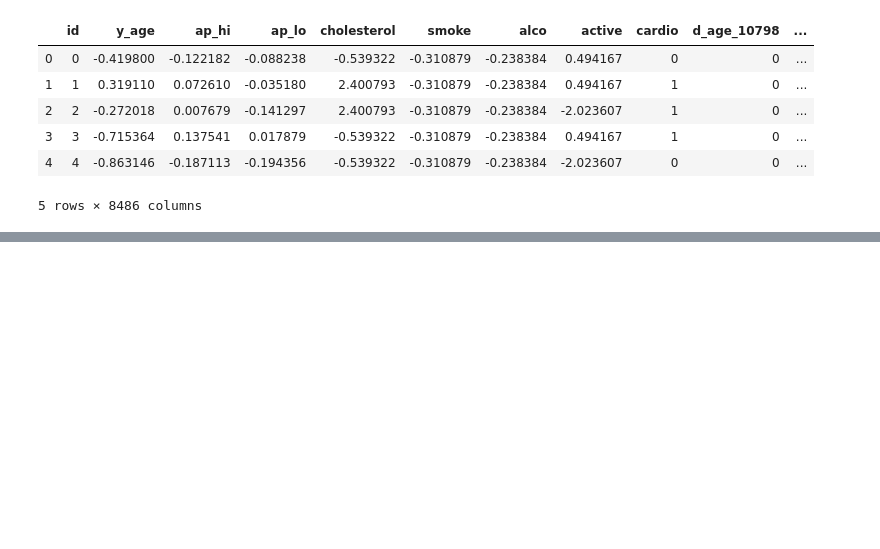
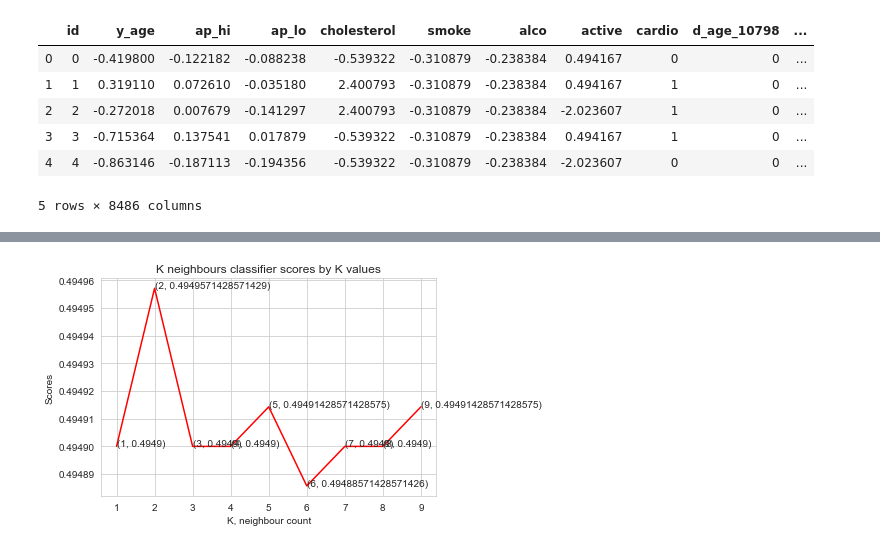
Before and after one commit to sms-sudo/cardiovascular-disease-predictor, a Jupyter notebook: predictor.ipynb, the cells around one changed output, grey strips where cells are left out. Saved outputs shown, nothing was run; the diff lists cells and outputs as text; code cells hidden in the pictures; blank space fills up the shorter version.

```diff
--- a/predictor.ipynb
+++ b/predictor.ipynb
@@ -79,15 +85,17 @@ for k in range(1,10):
 # %%
-plt.plot([k for k in range(1, 21)], kn_scores, color = 'red')
+plt.plot([k for k in range(1, 10)], kn_scores, color = 'red')
 
 for i in range(1,10):
     plt.text(i, kn_scores[i-1], (i, kn_scores[i-1]))
 
 plt.xticks([i for i in range(1, 10)])
 
 plt.xlabel('K, neighbour count')
 plt.ylabel('Scores')
 plt.title('K neighbours classifier scores by K values')
 plt.show()
+# %% [output]
+[figure, added]
 # %%
 kn_classifier = KNeighborsClassifier(n_neighbors = k)
 score = cross_val_score(kn_classifier, X, y, cv=5)
```
Also changed, not shown: parts of 3 cells of this notebook.
